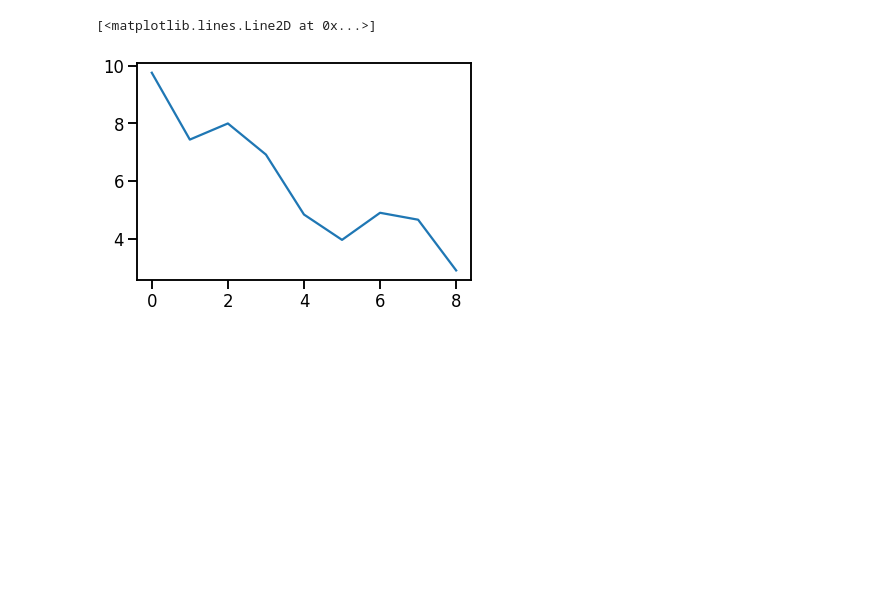
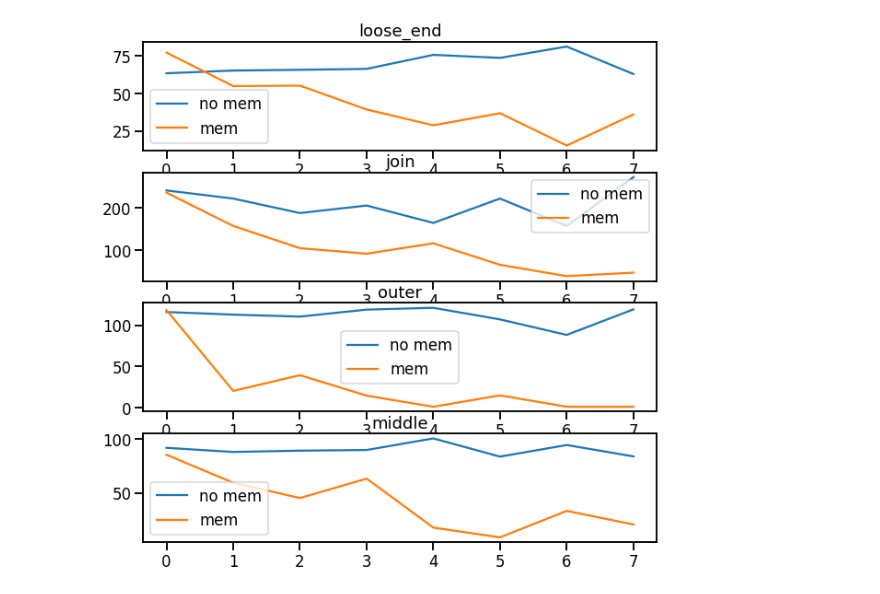
Before and after one commit to andrebeu/matchsticks, a Jupyter notebook: run-mcts.ipynb, the cells around one changed output. Drawn from its saved outputs; the diff is of its cells as text; code cells hidden in the pictures; blank space fills up the shorter version.

```diff
--- a/run-mcts.ipynb
+++ b/run-mcts.ipynb
@@ -15,20 +15,24 @@ sns.set_context('talk')
 %matplotlib inline
 # %%
 stratL = ['loose_end','join','outer','middle']
-
-n_runs=50
+n_runs=10
 n_tasks=8
-niter=np.zeros((n_runs,n_tasks+1))
+max_iters=500
+niter=np.zeros((len(stratL),n_runs,n_tasks,2))
 # %%
-si=3
-for run_id in range(n_runs):
-    taskL = [generate_board(tactic_name=stratL[si],n_extra_sticks=0,contiguous=True) for i in range(1)]
-    taskL+=[generate_board(tactic_name=stratL[si],n_extra_sticks=2,contiguous=True) for i in range(n_tasks)]
-
-    memory=[]
-    for task_id,task in enumerate(taskL):
-        hn=task.head_node
-        t2=MCTS.MCTSTask(hn.obs,task.nsquares,hn.moves_remain)
-        n_iters=MCTS.MCTS(t2,memory=memory,max_iters=100)
-        MCTS.update_memory(t2,memory)
-        niter[run_id,task_id]=n_iters
+for strat_id,strat_name in enumerate(stratL):
+    for run_id in range(n_runs):
+        taskL = []#[generate_board(tactic_name=strat_name,n_extra_sticks=0,contiguous=True) for i in range(1)]
+        taskL+=[generate_board(tactic_name=strat_name,n_extra_sticks=2,contiguous=True) for i in range(n_tasks)]
+        for use_mem in [0,1]:
+            memory=[]
+            for task_id,task in enumerate(taskL):
+                hn=task.head_node
+                t2=MCTS.MCTSTask(hn.obs,task.nsquares,hn.moves_remain,memory=memory)
+                n_iters=MCTS.MCTS(t2,max_iters=max_iters)
+                if n_iters==-99:
+                    n_iters=max_iters
+                if use_mem==1:
+                    MCTS.update_memory(t2,memory,gamma=1)
+                niter[strat_id,run_id,task_id,use_mem]=n_iters
+            print(strat_name,use_mem,niter[strat_id,run_id,:,use_mem])
@@ -35,5 +57,2 @@ for run_id in range(n_runs):
 # %%
-plt.plot(np.mean(niter,0))
+means=np.mean(niter,1)
-# %% [output]
-[<matplotlib.lines.Line2D at 0x...>]
-[figure, removed]
@@ -39,0 +62,11 @@ plt.plot(np.mean(niter,0))
+# %%
+plt.figure(figsize=(10,10))
+for strat_id,strat_name in enumerate(stratL):
+    plt.subplot(4,1,strat_id+1)
+    for use_mem in [0,1]:
+        plt.plot(means[strat_id,:,use_mem],label=['no mem','mem'][use_mem])
+        plt.legend()
+    plt.title(strat_name)
+    #plt.ylim(0,10)
+# %% [output]
+[figure, added]
```
Also changed, not shown: parts of 2 cells of this notebook.
